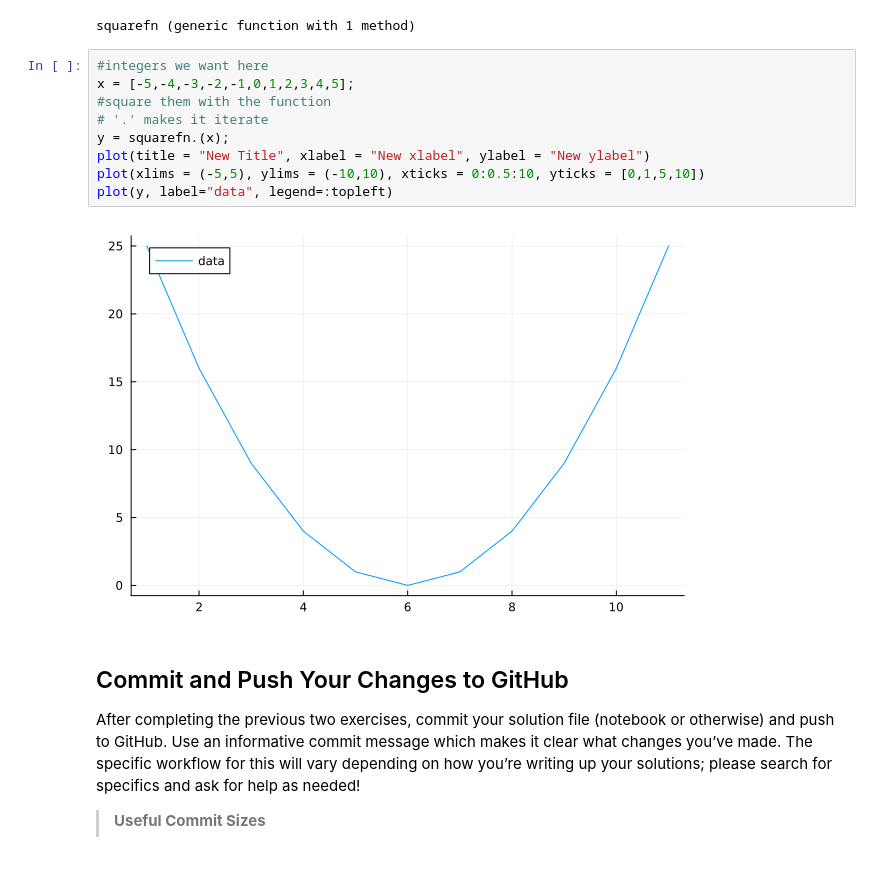
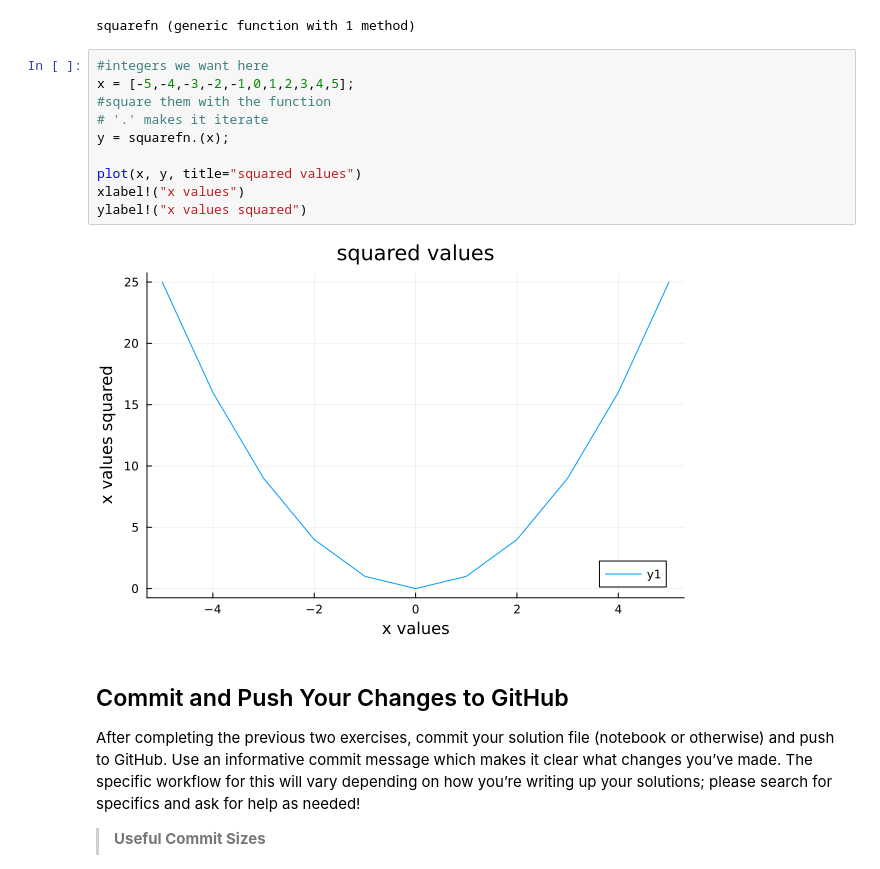
Before and after one commit to BEE4750-FA24/lab-1-TismarkBoham, a Jupyter notebook: lab01.ipynb, the cells around one changed output. Cells and saved outputs as stored; diff of their text form.

```diff
--- a/lab01.ipynb
+++ b/lab01.ipynb
@@ -291,14 +292,15 @@ squarefn (generic function with 1 method)
 # %%
 #integers we want here
 x = [-5,-4,-3,-2,-1,0,1,2,3,4,5];
 #square them with the function
 # '.' makes it iterate
 y = squarefn.(x);
-plot(title = "New Title", xlabel = "New xlabel", ylabel = "New ylabel")
-plot(xlims = (-5,5), ylims = (-10,10), xticks = 0:0.5:10, yticks = [0,1,5,10])
-plot(y, label="data", legend=:topleft)
+
+plot(x, y, title="squared values")
+xlabel!("x values")
+ylabel!("x values squared")
 # %% [output]
-[figure, old version]
+[figure, new version]
 # %% [markdown]
 ## Commit and Push Your Changes to GitHub
 
```
Also changed, not shown: parts of 1 cell of this notebook.
